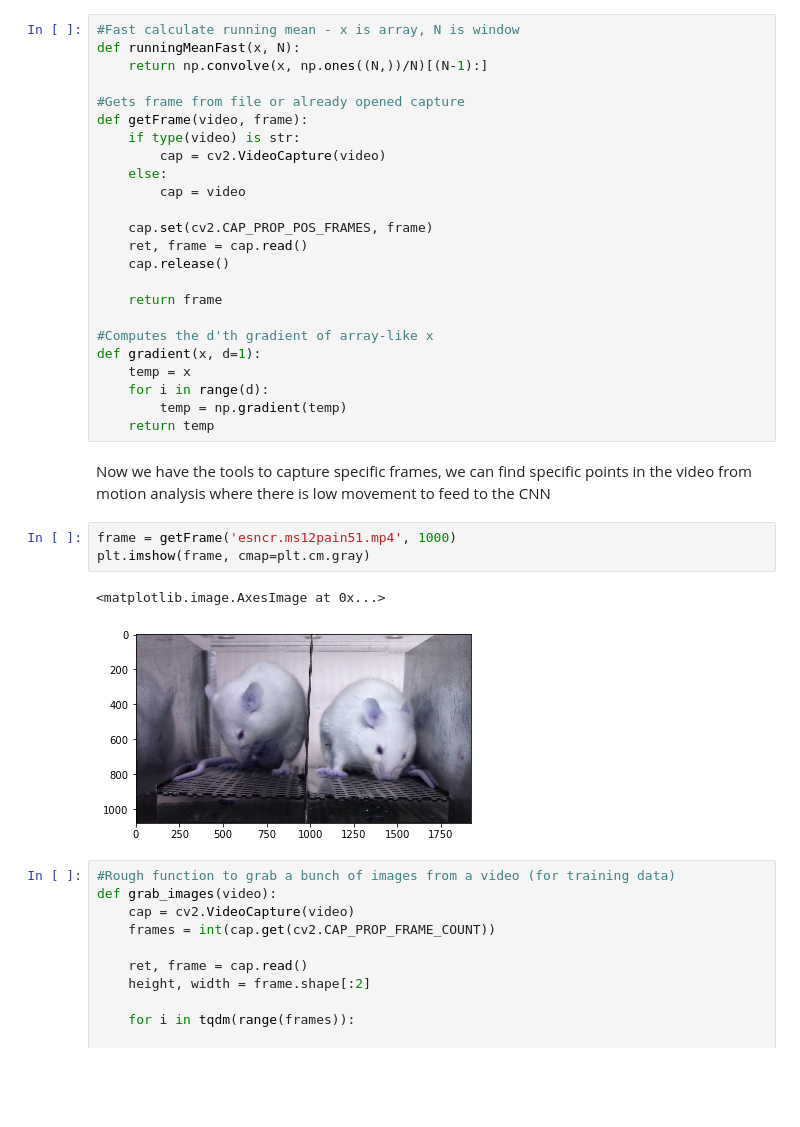
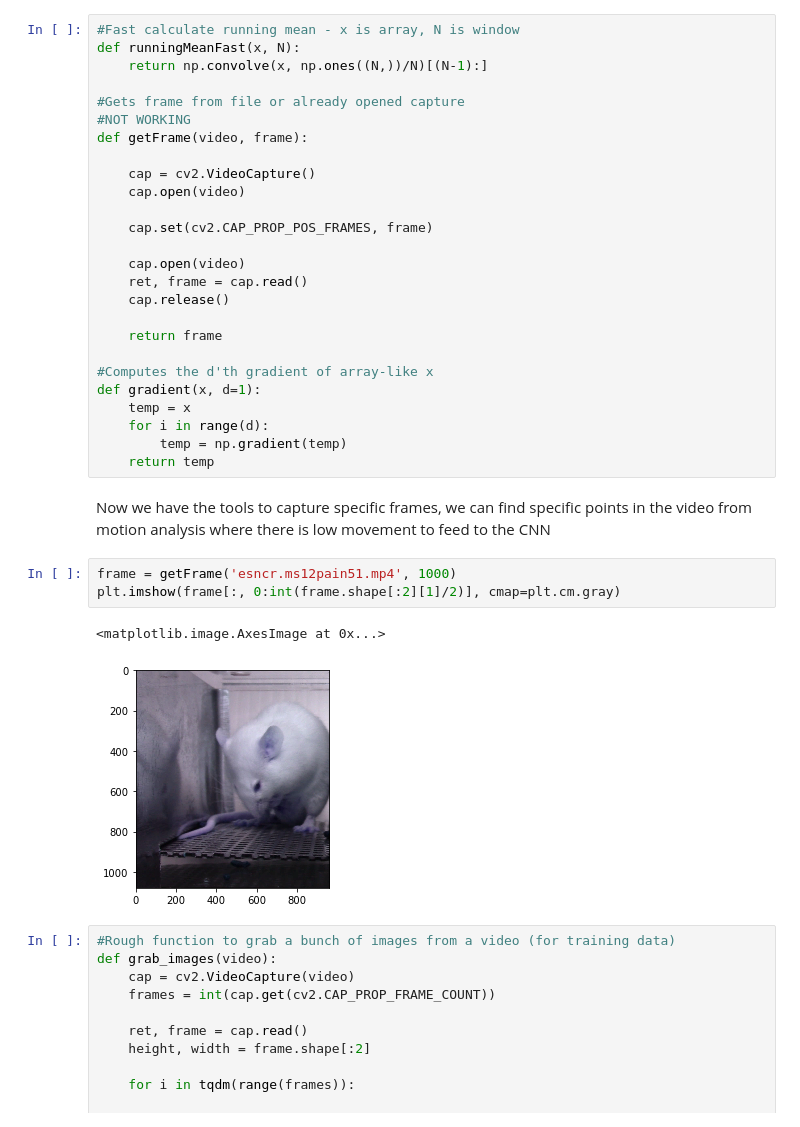
Before and after one commit to markjm/MGS-Pipeline, a Jupyter notebook: openCV3.ipynb, the cells around one changed output. Drawn from its saved outputs; the diff is of its cells as text; blank space fills up the shorter version.

```diff
--- a/openCV3.ipynb
+++ b/openCV3.ipynb
@@ -18,13 +18,15 @@ def runningMeanFast(x, N):
     return np.convolve(x, np.ones((N,))/N)[(N-1):]
 
 #Gets frame from file or already opened capture
+#NOT WORKING
 def getFrame(video, frame):
-    if type(video) is str:
-        cap = cv2.VideoCapture(video)
-    else:
-        cap = video
+
+    cap = cv2.VideoCapture()
+    cap.open(video)
 
     cap.set(cv2.CAP_PROP_POS_FRAMES, frame)
+
+    cap.open(video)
     ret, frame = cap.read()
     cap.release()
 
@@ -40,10 +42,10 @@ def gradient(x, d=1):
 <p>Now we have the tools to capture specific frames, we can find specific points in the video from motion analysis where there is low movement to feed to the CNN</p>
 # %%
 frame = getFrame('esncr.ms12pain51.mp4', 1000)
-plt.imshow(frame, cmap=plt.cm.gray)
+plt.imshow(frame[:, 0:int(frame.shape[:2][1]/2)], cmap=plt.cm.gray)
 # %% [output]
 <matplotlib.image.AxesImage at 0x...>
-[figure, old version]
+[figure, new version]
 # %%
 #Rough function to grab a bunch of images from a video (for training data)
 def grab_images(video):
```
Also changed, not shown: parts of 3 cells of this notebook.
